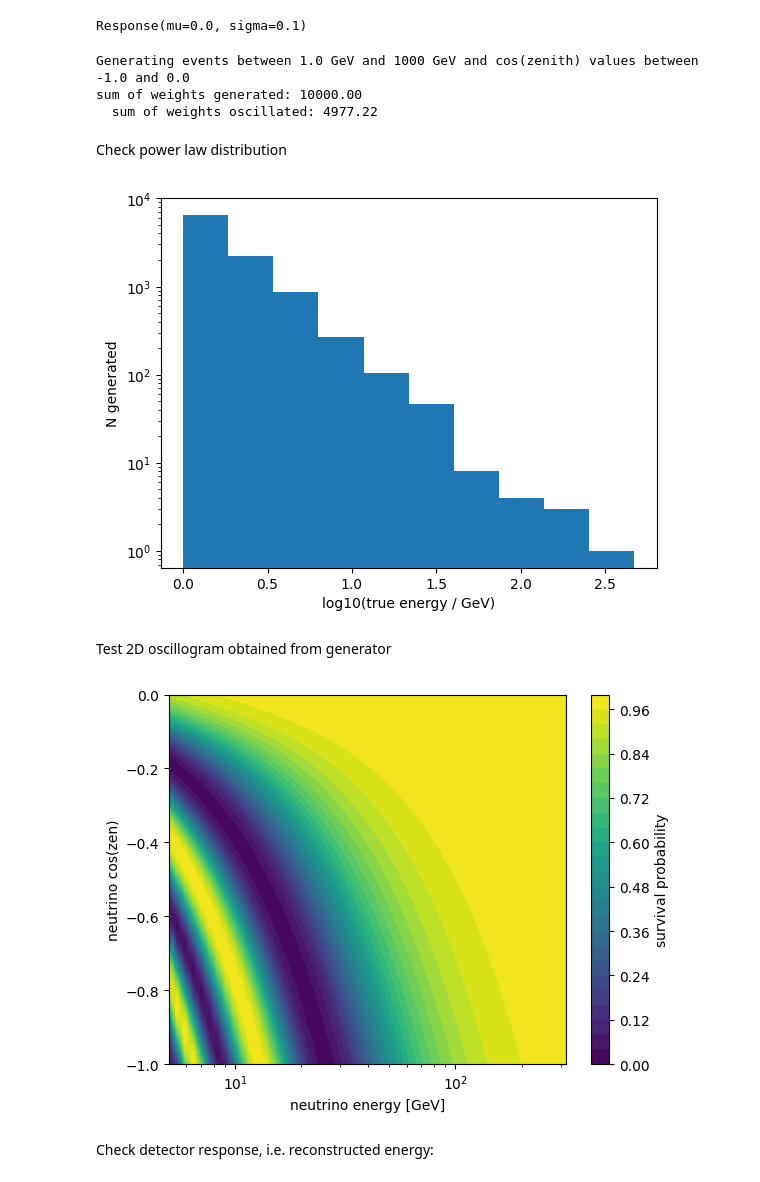
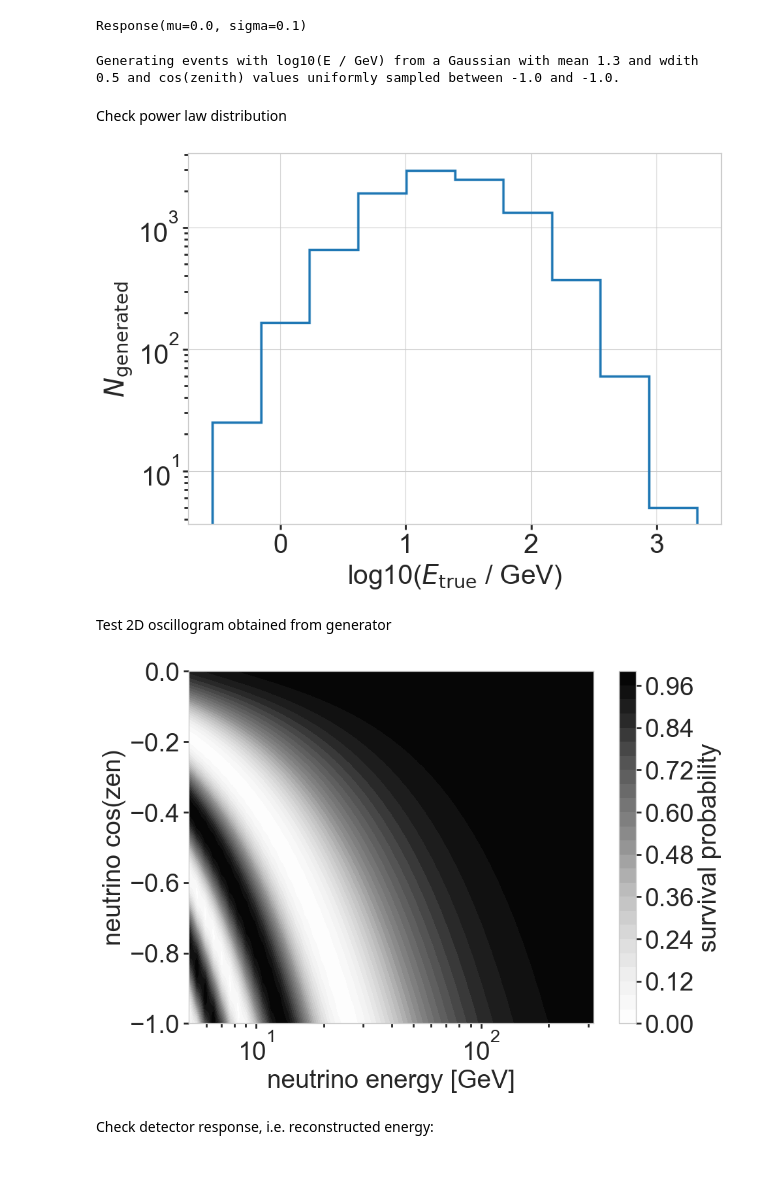
Before and after one commit to LeanderFischer/ultrasurfaces, a Jupyter notebook: toy_mc/mc_generation.ipynb, the cells around one changed output. Cells and saved outputs as stored; diff of their text form; code cells hidden in the pictures.

Commit message:
Add stylefile, fix histogram length bug.

```diff
--- a/toy_mc/mc_generation.ipynb
+++ b/toy_mc/mc_generation.ipynb
@@ -1,4 +1,9 @@
 # %%
+import os
+
 import matplotlib.pyplot as plt
 import numpy as np
+
+style_file = os.path.expandvars('$I3_SRC/LeptonInjector/python/hnl_mpl_plotstyle.mplstyle')
+plt.style.use('../ultrasurfaces_plotstyle.mplstyle')
 # %% [markdown]
@@ -48,24 +53,23 @@ Response(mu=0.0, sigma=0.1)
 # %%
 from generator import Generator
 # %%
-gen = Generator(10000, 2.7, response)
+# gen = Generator(10000, 2.7, response)  # depr. used power law
+gen = Generator(10000, response)
 # %% [output]
-Generating events between 1.0 GeV and 1000 GeV and cos(zenith) values between -1.0 and 0.0
-sum of weights generated: 10000.00
-  sum of weights oscillated: 4977.22
+Generating events with log10(E / GeV) from a Gaussian with mean 1.3 and wdith 0.5 and cos(zenith) values uniformly sampled between -1.0 and -1.0.
 # %%
 events = gen.get_events()
 # %% [markdown]
 Check power law distribution
 # %%
-plt.hist(np.log10(events['true_energy']))
+plt.hist(np.log10(events['true_energy']), histtype='step', lw=2.5)
 plt.yscale('log')
-plt.xlabel('log10(true energy / GeV)')
-plt.ylabel('N generated')
+plt.xlabel(r'log10($E_{\rm true}$ / GeV)')
+plt.ylabel(r'$N_{\rm generated}$')
 
 plt.show()
 # %% [output]
-[figure, old version]
+[figure, new version]
 # %% [markdown]
 Test 2D oscillogram obtained from generator
 # %%
@@ -89,7 +93,7 @@ plt.ylabel('neutrino cos(zen)')
 
 plt.show()
 # %% [output]
-[figure, old version]
+[figure, new version]
 # %% [markdown]
 Check detector response, i.e. reconstructed energy:
 # %%
```
Also changed, not shown: parts of 15 cells of this notebook, 5 other files.
